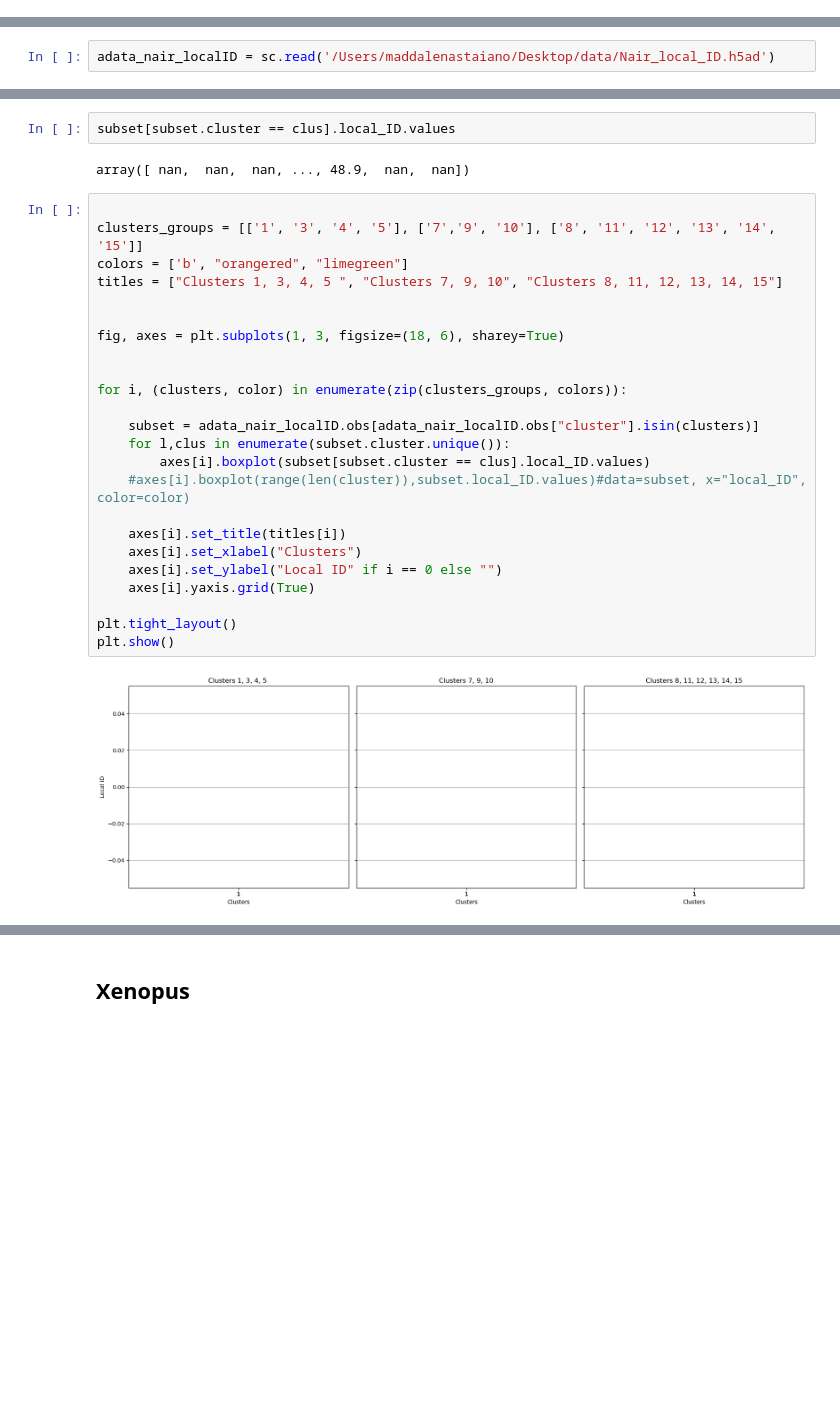
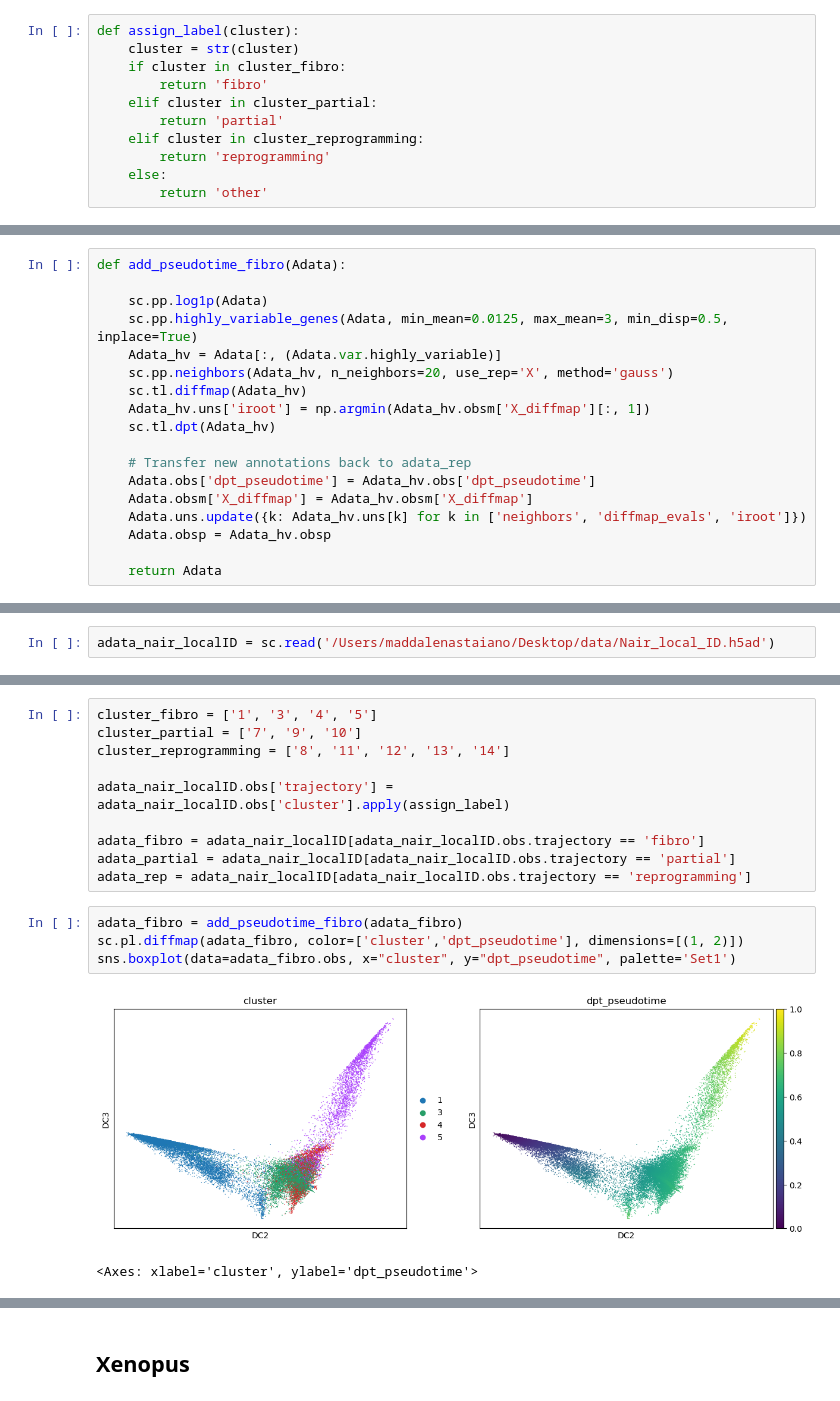
Before and after one commit to maddalenastn/IDEAS, a Jupyter notebook: Notebooks/Local_ID.ipynb, the cells around one changed output, grey strips where cells are left out. Saved outputs shown, nothing was run; the diff lists cells and outputs as text; blank space fills up the shorter version.

```diff
--- a/Notebooks/Local_ID.ipynb
+++ b/Notebooks/Local_ID.ipynb
@@ -16,6 +14,17 @@ from tqdm import tqdm
 from functions_IDEAS import compute_ID
 # %% [markdown]
 ## functions
+# %%
+def assign_label(cluster):
+    cluster = str(cluster)
+    if cluster in cluster_fibro:
+        return 'fibro'
+    elif cluster in cluster_partial:
+        return 'partial'
+    elif cluster in cluster_reprogramming:
+        return 'reprogramming'
+    else:
+        return 'other'
 # %%
 def add_local_ID_to_adata(Adata,ID_dataframe):
 
@@ -27,3 +36,21 @@ def add_local_ID_to_adata(Adata,ID_dataframe):
         Adata.obs.loc[Adata.obs_names == barcode, 'local_ID'] = id_val
 
     return Adata
+# %%
+def add_pseudotime_fibro(Adata):
+
+    sc.pp.log1p(Adata)
+    sc.pp.highly_variable_genes(Adata, min_mean=0.0125, max_mean=3, min_disp=0.5, inplace=True)
+    Adata_hv = Adata[:, (Adata.var.highly_variable)]
+    sc.pp.neighbors(Adata_hv, n_neighbors=20, use_rep='X', method='gauss')
+    sc.tl.diffmap(Adata_hv)
+    Adata_hv.uns['iroot'] = np.argmin(Adata_hv.obsm['X_diffmap'][:, 1])
+    sc.tl.dpt(Adata_hv)
+
+    # Transfer new annotations back to adata_rep
+    Adata.obs['dpt_pseudotime'] = Adata_hv.obs['dpt_pseudotime']
+    Adata.obsm['X_diffmap'] = Adata_hv.obsm['X_diffmap']
+    Adata.uns.update({k: Adata_hv.uns[k] for k in ['neighbors', 'diffmap_evals', 'iroot']})
+    Adata.obsp = Adata_hv.obsp
+
+    return Adata
@@ -253,30 +214,17 @@ for i, col in zip(range(3), colors):
-# %%
-subset[subset.cluster == clus].local_ID.values
-# %% [output]
-array([ nan,  nan,  nan, ..., 48.9,  nan,  nan])
-# %%
-
-clusters_groups = [['1', '3', '4', '5'], ['7','9', '10'], ['8', '11', '12', '13', '14', '15']]
-colors = ['b', "orangered", "limegreen"]
-titles = ["Clusters 1, 3, 4, 5 ", "Clusters 7, 9, 10", "Clusters 8, 11, 12, 13, 14, 15"]
-
-
-fig, axes = plt.subplots(1, 3, figsize=(18, 6), sharey=True)
-
-
-for i, (clusters, color) in enumerate(zip(clusters_groups, colors)):
-
-    subset = adata_nair_localID.obs[adata_nair_localID.obs["cluster"].isin(clusters)]
-    for l,clus in enumerate(subset.cluster.unique()):
-        axes[i].boxplot(subset[subset.cluster == clus].local_ID.values)
-    #axes[i].boxplot(range(len(cluster)),subset.local_ID.values)#data=subset, x="local_ID", color=color)
-
-    axes[i].set_title(titles[i])
-    axes[i].set_xlabel("Clusters")
-    axes[i].set_ylabel("Local ID" if i == 0 else "")
-    axes[i].yaxis.grid(True)
-
-plt.tight_layout()
-plt.show()
-# %% [output]
-[figure, removed]
+# %%
+cluster_fibro = ['1', '3', '4', '5']
+cluster_partial = ['7', '9', '10']
+cluster_reprogramming = ['8', '11', '12', '13', '14']
+
+adata_nair_localID.obs['trajectory'] = adata_nair_localID.obs['cluster'].apply(assign_label)
+
+adata_fibro = adata_nair_localID[adata_nair_localID.obs.trajectory == 'fibro']
+adata_partial = adata_nair_localID[adata_nair_localID.obs.trajectory == 'partial']
+adata_rep = adata_nair_localID[adata_nair_localID.obs.trajectory == 'reprogramming']
+# %%
+adata_fibro = add_pseudotime_fibro(adata_fibro)
+sc.pl.diffmap(adata_fibro, color=['cluster','dpt_pseudotime'], dimensions=[(1, 2)])
+sns.boxplot(data=adata_fibro.obs, x="cluster", y="dpt_pseudotime", palette='Set1')
+# %% [output]
+[figure, added]
+<Axes: xlabel='cluster', ylabel='dpt_pseudotime'>
```
Also changed, not shown: parts of 21 cells of this notebook, 2 other files.
